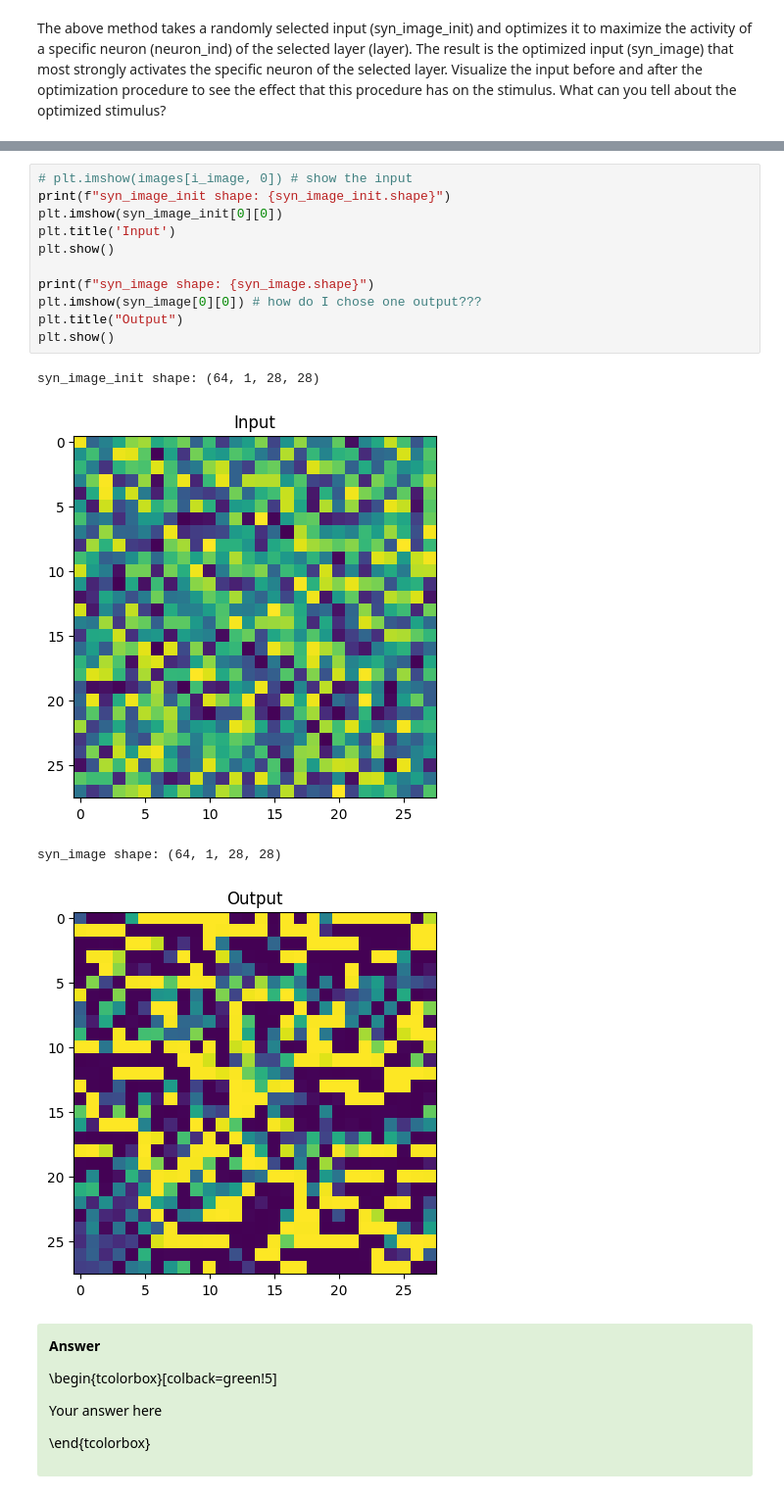
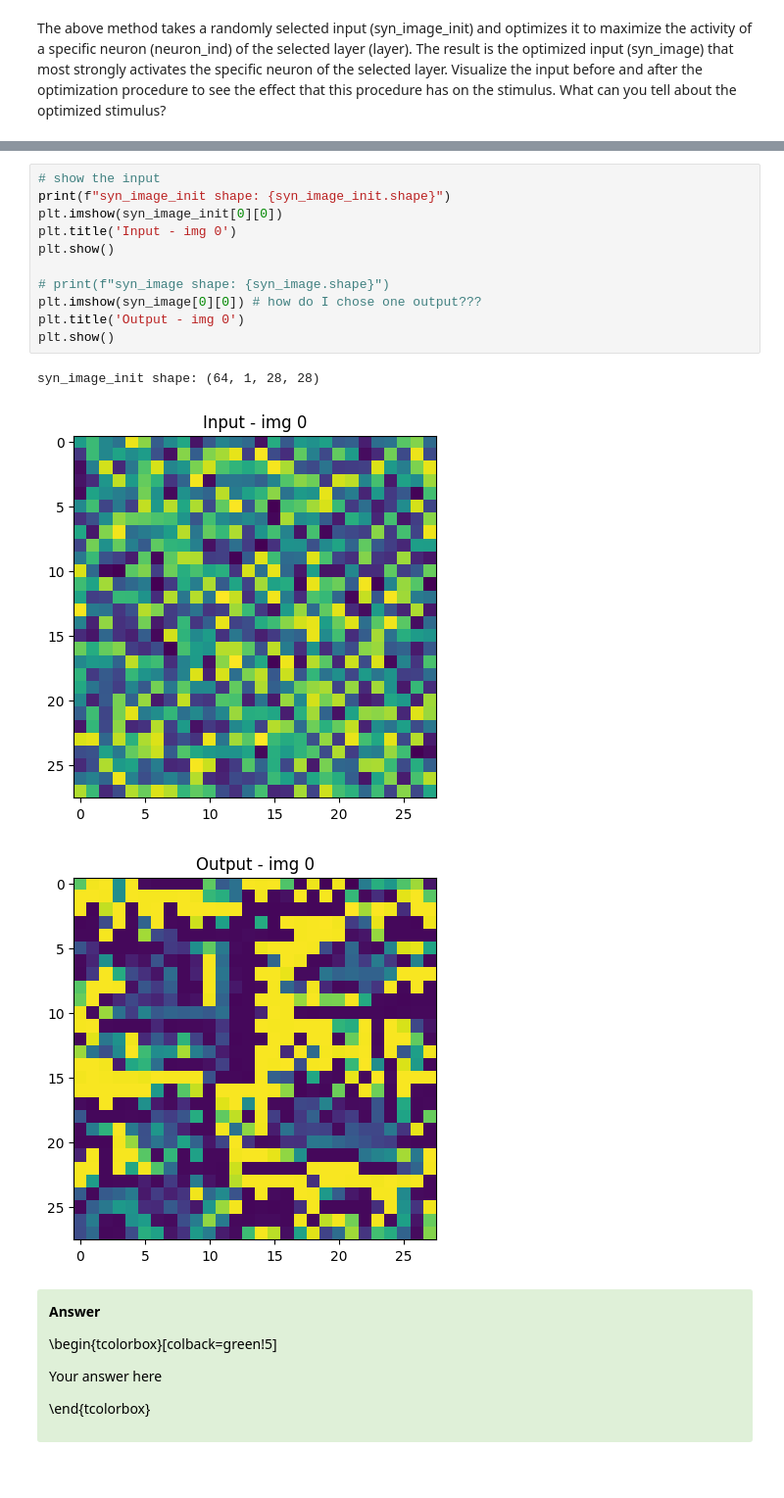
Before and after one commit to cesarz10/Computational-Neurophysiology-Lab, a Jupyter notebook: Lab_7/Module4_NN_12.ipynb, the cells around one changed output, grey strips where cells are left out. Shown at 98% size. Cells and saved outputs as stored; diff of their text form.

```diff
--- a/Lab_7/Module4_NN_12.ipynb
+++ b/Lab_7/Module4_NN_12.ipynb
@@ -320,20 +318,19 @@ Step 1000, Loss -2522.5382 Loss Regularization 275.1657
 (64, 1, 28, 28)
 # %%
-# plt.imshow(images[i_image, 0]) # show the input
+# show the input
 print(f"syn_image_init shape: {syn_image_init.shape}")
 plt.imshow(syn_image_init[0][0])
-plt.title('Input')
+plt.title('Input - img 0')
 plt.show()
 
-print(f"syn_image shape: {syn_image.shape}")
+# print(f"syn_image shape: {syn_image.shape}")
 plt.imshow(syn_image[0][0]) # how do I chose one output???
-plt.title("Output")
+plt.title('Output - img 0')
 plt.show()
 # %% [output]
 syn_image_init shape: (64, 1, 28, 28)
-[figure, old version]
+[figure, new version]
-syn_image shape: (64, 1, 28, 28)
-[figure, old version]
+[figure, new version]
 # %% [markdown]
 <div class="alert alert-success">
 <span style="color:black">
```
Also changed, not shown: parts of 7 cells of this notebook, 1 other file.
